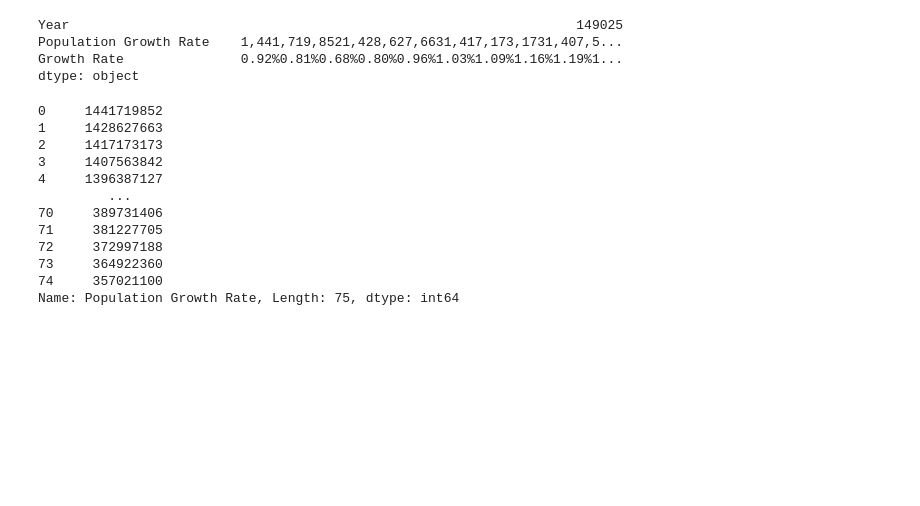
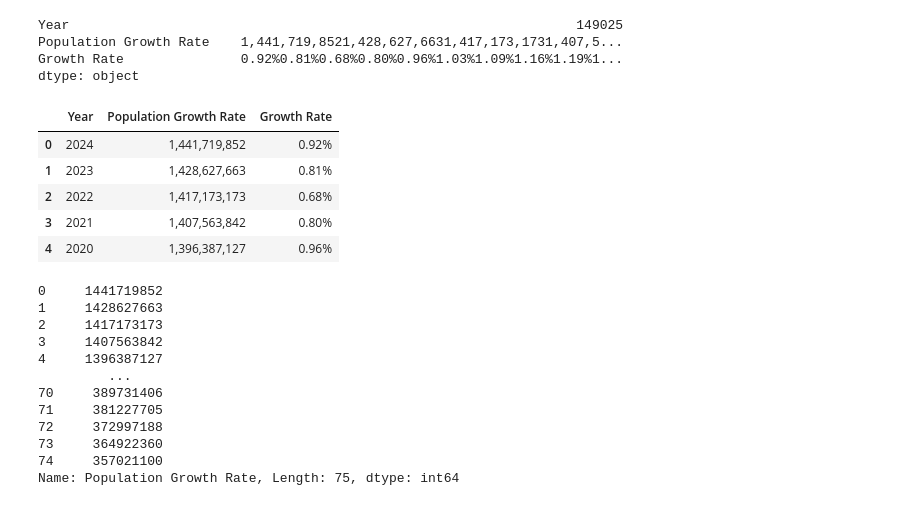
Before and after one commit to anilcorekci/Data__with_python_pandas, a Jupyter notebook: India 1950-2024.ipynb, the cells around one changed output. Saved outputs shown, nothing was run; the diff lists cells and outputs as text; code cells hidden in the pictures; blank space fills up the shorter version.

```diff
--- a/India 1950-2024.ipynb
+++ b/India 1950-2024.ipynb
@@ -13,6 +13,15 @@ Year                                                                 149025
 Population Growth Rate    1,441,719,8521,428,627,6631,417,173,1731,407,5...
 Growth Rate               0.92%0.81%0.68%0.80%0.96%1.03%1.09%1.16%1.19%1...
 dtype: object
+# %%
+df.head()
+# %% [output]
+|  | Year | Population Growth Rate | Growth Rate |
+| 0 | 2024 | 1,441,719,852 | 0.92% |
+| 1 | 2023 | 1,428,627,663 | 0.81% |
+| 2 | 2022 | 1,417,173,173 | 0.68% |
+| 3 | 2021 | 1,407,563,842 | 0.80% |
+| 4 | 2020 | 1,396,387,127 | 0.96% |
 # %%
 #Replace dataframe string format into int
 df["Population Growth Rate"] = df["Population Growth Rate"].str.replace(",","", regex=True).astype(int)
```
Also changed, not shown: parts of 2 cells of this notebook.
